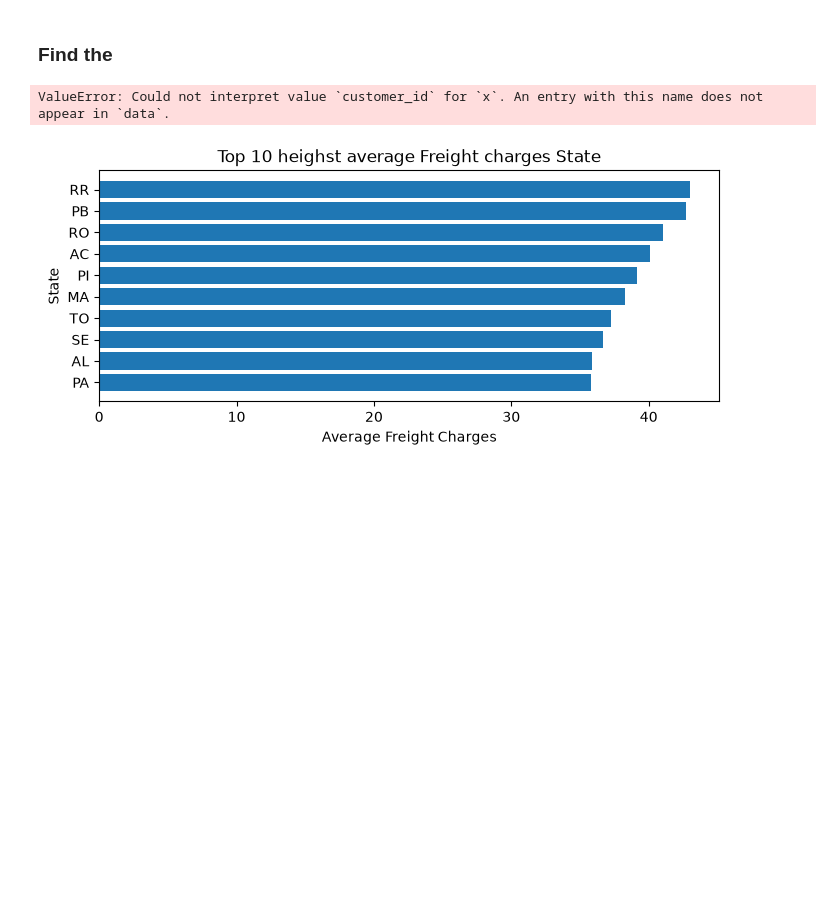
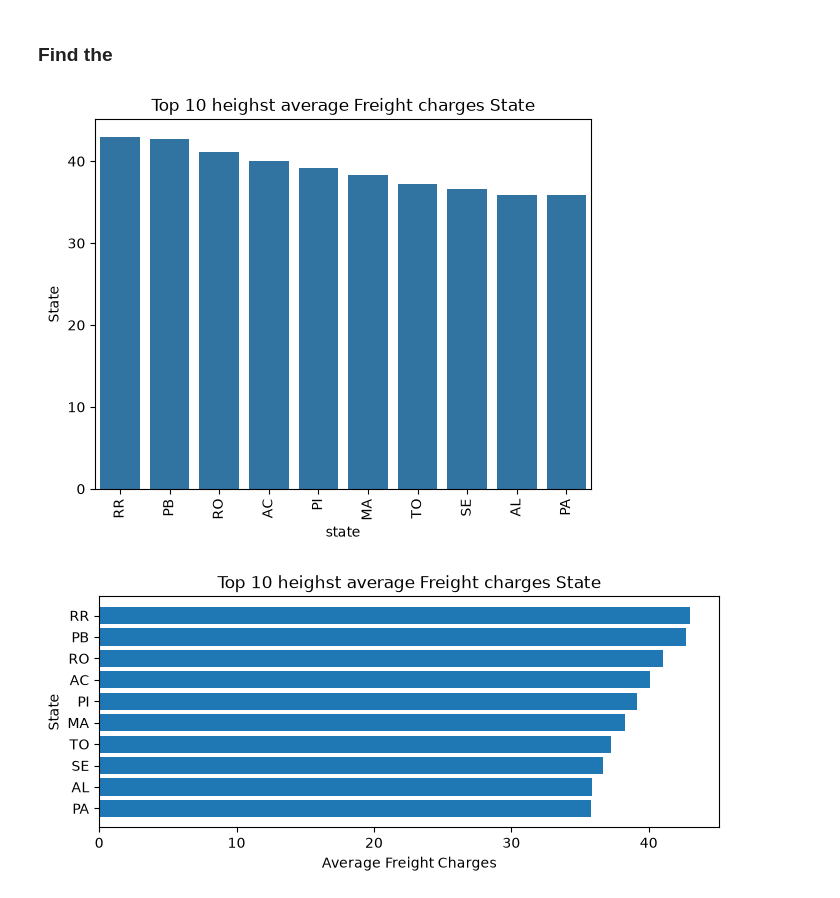
Before and after one commit to shahzebmohd575-ops/TargetDataAnalysis, a Jupyter notebook: proj.ipynb, the cells around one changed output. Drawn from its saved outputs; the diff is of its cells as text; code cells hidden in the pictures; blank space fills up the shorter version.

```diff
--- a/proj.ipynb
+++ b/proj.ipynb
@@ -355,23 +355,23 @@ plt.show()
 # %%
 query='''
 
 with final as (select c.customer_state, oi.freight_value from orders o
 join customers c on o.customer_id=c.customer_id
 join order_items oi on oi.order_id=o.order_id)
 
 select customer_state as state,round(avg(freight_value),2) as average from final
 group by state
 order by average desc
 limit 10'''
 
 df=pd.read_sql(query,engine)
-x=sns.barplot(x='customer_id',y='sales',data=df,heu='year_bought')
+x=sns.barplot(x='state',y='average',data=df)
 plt.title('Top 10 heighst average Freight charges State')
 plt.xticks(rotation=90)
 plt.ylabel('State')
 plt.show()
 # %% [output]
-ValueError: Could not interpret value `customer_id` for `x`. An entry with this name does not appear in `data`.
+[figure, added]
 # %%
 query='''
 select c.customer_state as state, round(avg(oi.freight_value), 2) as avg_freight from orders o
```
